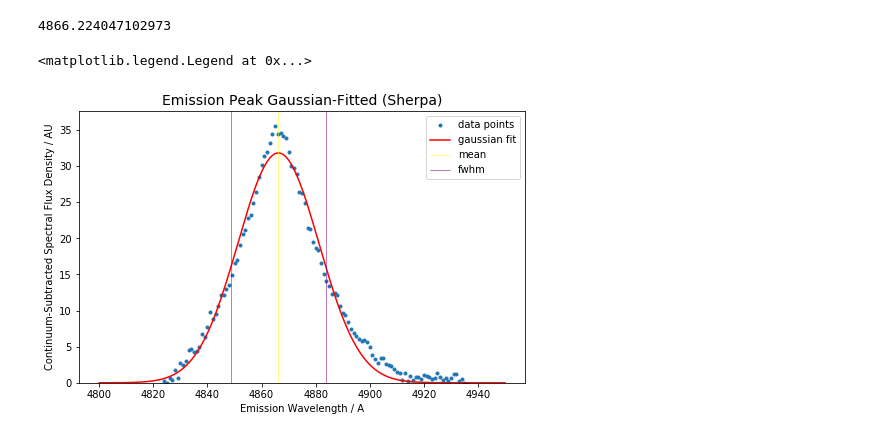
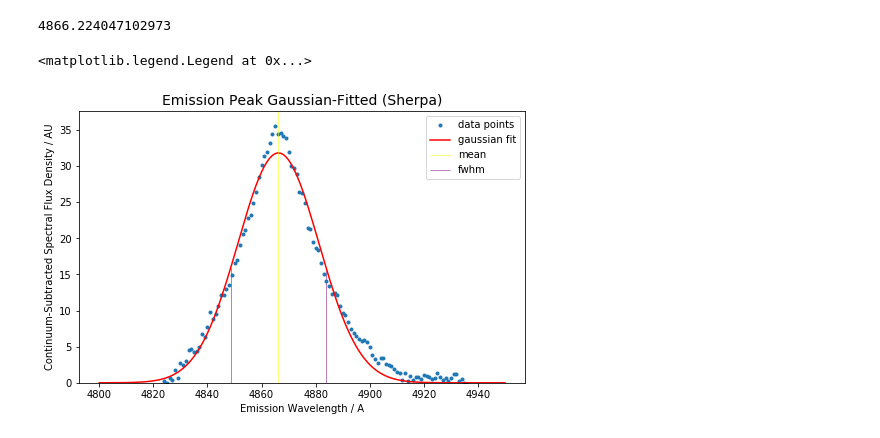
Before and after one commit to spyphyz/curve_fit, a Jupyter notebook: curve_fit_spectrograph.ipynb, the cells around one changed output. Cells and saved outputs as stored; diff of their text form; code cells hidden in the pictures.

```diff
--- a/curve_fit_spectrograph.ipynb
+++ b/curve_fit_spectrograph.ipynb
@@ -236,22 +253,20 @@ fitted_model.mean.value
 # %%
 # Plot the data with the best-fit model
 plt.figure(figsize=(8,5))
 plt.plot(x, y, '.', label='data points')
 #plt.plot(x, t(x), label='Trapezoid')
 plt.plot(x, fitted_model(x), label='gaussian fit', color='red')
 plt.axvline(x=fitted_model.mean.value, label='mean', color='yellow', lw=0.5)
-plt.axvline(x=fitted_model.mean.value+0.5*fitted_model.fwhm, label='fwhm', color='purple', lw=0.5)
-plt.axvline(x=fitted_model.mean.value-0.5*fitted_model.fwhm, color='purple', lw=0.5)
-
-#plt.plot(±0.5*fitted_model.fwhm, label='fwhm', color='yellow') # draw vertical lines to mark fwhm, centred on fitted_model.mean.value
+plt.vlines(x=fitted_model.mean.value+0.5*fitted_model.fwhm, ymin=0, ymax=fitted_model(fitted_model.mean.value+0.5*fitted_model.fwhm), label='fwhm', color='purple', lw=0.5)
+plt.vlines(x=fitted_model.mean.value-0.5*fitted_model.fwhm, ymin=0, ymax=fitted_model(fitted_model.mean.value-0.5*fitted_model.fwhm), color='purple', lw=0.5)
 
 plt.title('Emission Peak Gaussian-Fitted (Sherpa)', fontsize=14, color='black')
 plt.xlabel('Emission Wavelength / A')
 plt.ylabel('Continuum-Subtracted Spectral Flux Density / AU')
 plt.ylim(0,)
 plt.legend()
 # %% [output]
 <matplotlib.legend.Legend at 0x...>
-[figure, old version]
+[figure, new version]
 # %%
 print(sfit.fit_info)
```
Also changed, not shown: parts of 11 cells of this notebook.
